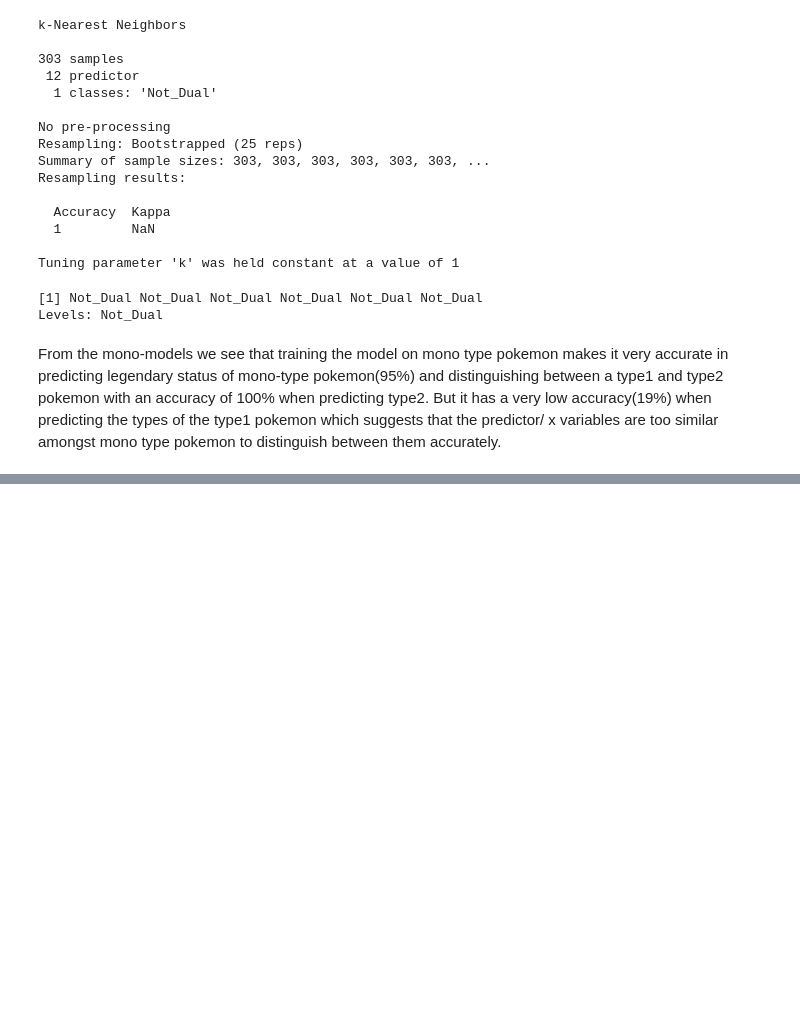
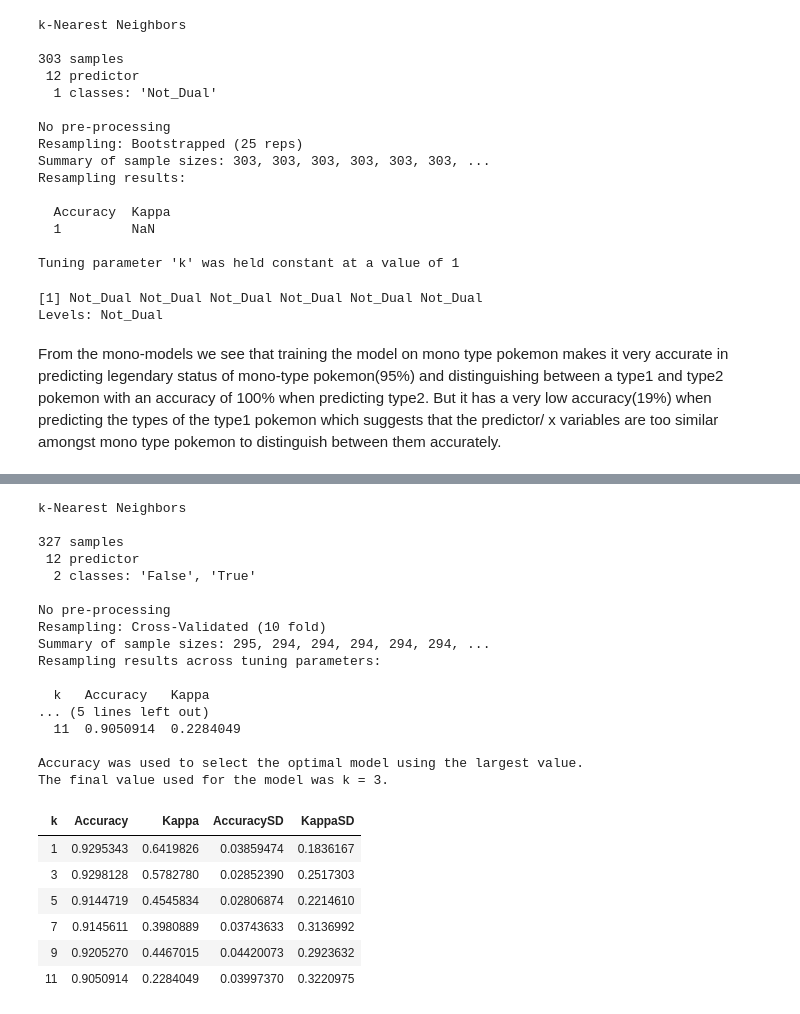
Before and after one commit to Towelat/DSCI--group-7, a Jupyter notebook: group_7_project.ipynb, the cells around one changed output, grey strips where cells are left out. Drawn from its saved outputs; the diff is of its cells as text; code cells hidden in the pictures; blank space fills up the shorter version.

```diff
--- a/group_7_project.ipynb
+++ b/group_7_project.ipynb
@@ -552,0 +584,41 @@ From the mono-models we see that training the model on mono type pokemon makes i
+# %%
+Y_train_d <- training_set_d %>% select(Legendary) %>% unlist()
+X_train_d <- training_set_d %>% select(scaled_Hit_Points, scaled_Attack, scaled_Defense,
+                                        scaled_Special_Attack, scaled_Special_Defense,
+                                        scaled_Speed, scaled_Gen_1, scaled_Gen_2, scaled_Gen_3,
+                                        scaled_Gen_4, scaled_Gen_5, scaled_Gen_6) %>% data.frame()
+
+k <- c(1,3,5,7,9,11)
+ks <- data.frame(k)
+
+train_control <- trainControl(method = "cv", number = 10)
+choose_k_d <- train(x = X_train_d, y = Y_train_d, method = 'knn', tuneGrid = ks, trControl = train_control)
+choose_k_d
+
+k_accuracies_d <- choose_k_d$results
+k_accuracies_d
+# %% [output]
+k-Nearest Neighbors
+
+327 samples
+ 12 predictor
+  2 classes: 'False', 'True'
+
+No pre-processing
+Resampling: Cross-Validated (10 fold)
+Summary of sample sizes: 295, 294, 294, 294, 294, 294, ...
+Resampling results across tuning parameters:
+
+  k   Accuracy   Kappa
+... (5 lines left out)
+  11  0.9050914  0.2284049
+
+Accuracy was used to select the optimal model using the largest value.
+The final value used for the model was k = 3.
+| k | Accuracy | Kappa | AccuracySD | KappaSD |
+| 1 | 0.9295343 | 0.6419826 | 0.03859474 | 0.1836167 |
+| 3 | 0.9298128 | 0.5782780 | 0.02852390 | 0.2517303 |
+| 5 | 0.9144719 | 0.4545834 | 0.02806874 | 0.2214610 |
+| 7 | 0.9145611 | 0.3980889 | 0.03743633 | 0.3136992 |
+| 9 | 0.9205270 | 0.4467015 | 0.04420073 | 0.2923632 |
+| 11 | 0.9050914 | 0.2284049 | 0.03997370 | 0.3220975 |
```
Also changed, not shown: parts of 7 cells of this notebook.
